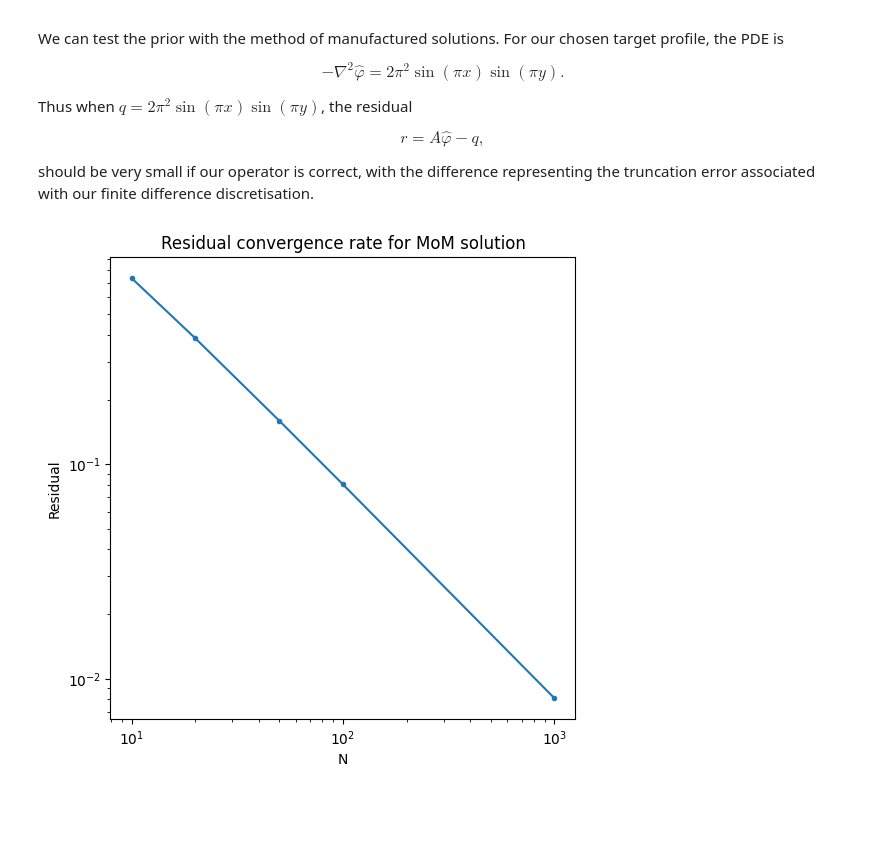
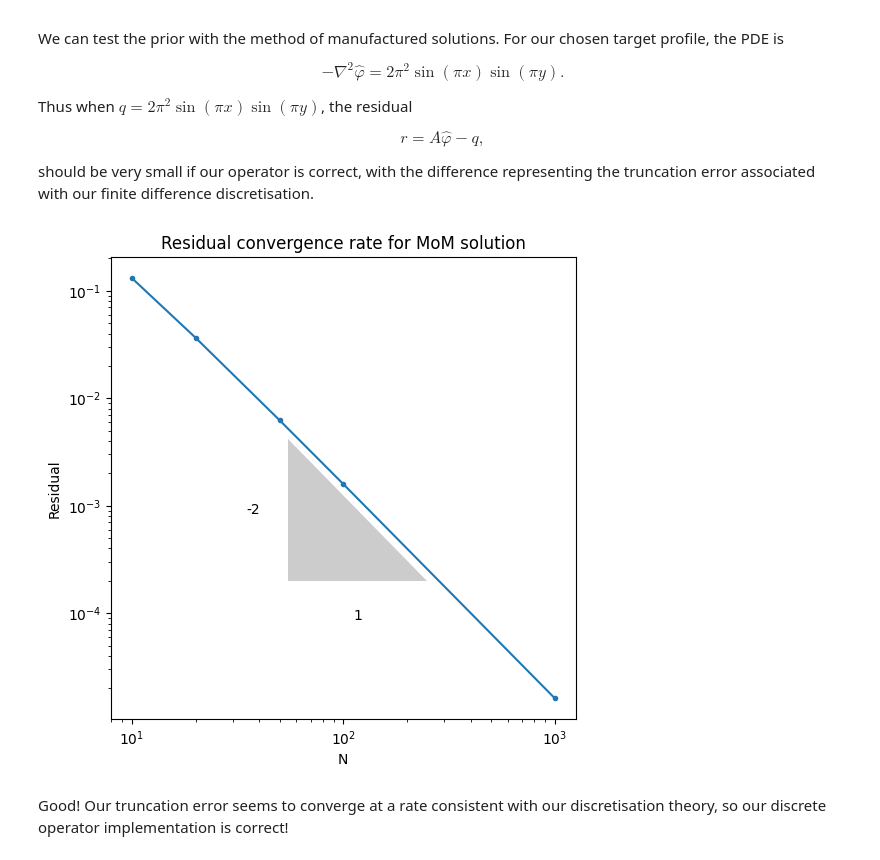
Before and after one commit to lookdnr/pde-opt, a Jupyter notebook: walkthrough.ipynb, the cells around one changed output. Drawn from its saved outputs; the diff is of its cells as text; code cells hidden in the pictures; blank space fills up the shorter version.

```diff
--- a/walkthrough.ipynb
+++ b/walkthrough.ipynb
@@ -389,7 +389,7 @@ class PoissonOperator:
             )
 
     # build the intermediate components of the discrete operator assembly
-    def _build_components(self, N: int) -> Tuple[sp.spmatrix, sp.spmatrix]:
+    def _build_components(self, N: int) -> Tuple[sp.spmatrix, sp.dia_matrix]:
         T_diag = 2.0 * np.ones(N) # diagonals of T
         T_offdiag = -1.0 * np.ones(N - 1) # off diagonals of T
 
@@ -445,7 +445,7 @@ $$r = A\hat{\varphi} - q,$$
 should be very small if our operator is correct, with the difference representing the truncation error associated with our finite difference discretisation.
 # %%
 # return the norm of the residual for the manufactured
-def manufactured_residual(domain: Domain2D) -> float:
+def manufactured_residual(domain: Domain2D) -> np.float32:
     op = PoissonOperator(domain)
 
     x = np.arange(1, domain.Nx + 1) * domain.hx
@@ -459,7 +459,7 @@ def manufactured_residual(domain: Domain2D) -> float:
     q_vec = q_exact.ravel(order="C")
 
     r = op.A @ phi_vec - q_vec
-    return np.linalg.norm(r)
+    return np.linalg.norm(r, ord=np.inf)
 # %%
 Ns = [10, 20, 50, 100, 1000]
 residual_norms = []
@@ -471,9 +474,12 @@ for N in Ns:
 # %%
 fig, ax = plt.subplots(figsize=(6, 6))
 ax.loglog(Ns, residual_norms, '.-')
+annot.slope_marker((250, 2e-4), (-2, 1), invert=True, ax=ax, size_frac=.3)
 ax.set_title('Residual convergence rate for MoM solution')
 ax.set_xlabel("N")
 ax.set_ylabel("Residual")
 plt.show()
 # %% [output]
-[figure, old version]
+[figure, new version]
+# %% [markdown]
+Good! Our truncation error seems to converge at a rate consistent with our discretisation theory, so our discrete operator implementation is correct!
```
Also changed, not shown: parts of 4 cells of this notebook.
